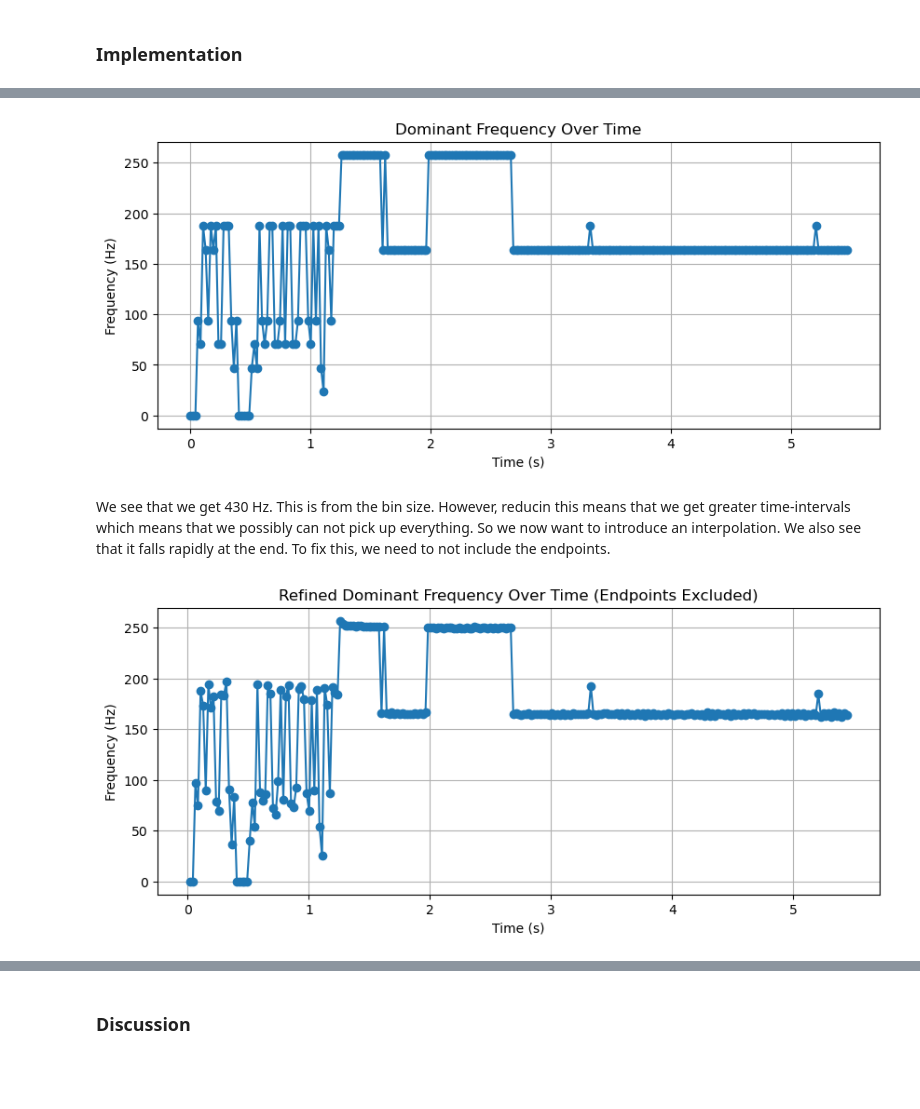
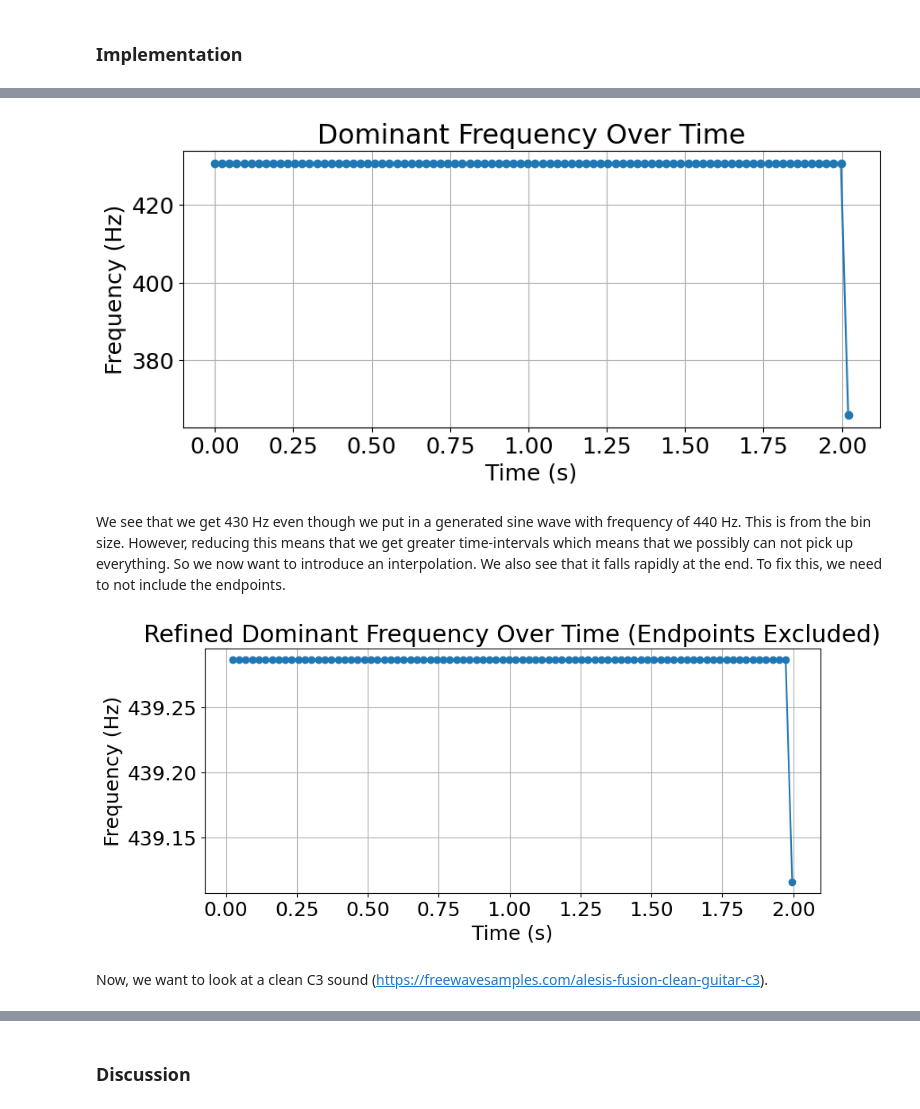
Before and after one commit to VictJoh/GuitarRecognition, a Jupyter notebook: GuitarRecognition_comp-essau.ipynb, the cells around one changed output, grey strips where cells are left out. Cells and saved outputs as stored; diff of their text form; code cells hidden in the pictures; blank space fills up the shorter version.

```diff
--- a/GuitarRecognition_comp-essau.ipynb
+++ b/GuitarRecognition_comp-essau.ipynb
@@ -2,6 +2,16 @@
 # Guitar-note-recognition
 # %% [markdown]
 ### Exploring how one can recognize guitar notes by signal processing
+# %%
+from IPython.display import Image
+from IPython.core.display import HTML
+
+import numpy as np
+import matplotlib.pyplot as plt
+import scipy as scipy
+
+
+plt.rcParams.update({'font.size': 18})
 # %% [markdown]
 ### Introduction
 # %% [markdown]
@@ -92,15 +177,29 @@ import scipy as scipy
 # %%
-### Reading wave-file
 import wave
+import numpy as np
 
 def read_wav(file_path):
     """
     Reads a WAV file and returns the sample rate and audio data as a NumPy array.
+    Handles both mono and stereo files by converting stereo to mono.
     """
     with wave.open(file_path, 'rb') as wav_file:
         sample_rate = wav_file.getframerate()
         num_frames = wav_file.getnframes()
+        num_channels = wav_file.getnchannels()  # Check if the file is mono or stereo
         audio_data = np.frombuffer(wav_file.readframes(num_frames), dtype=np.int16)
+
+    # If stereo, convert to mono by averaging channels
+    if num_channels == 2:
+        try:
+            audio_data = audio_data.reshape(-1, 2)
+        except ValueError:
+            print(f"Warning: Odd number of samples detected ({len(audio_data)}), truncating last sample.")
+            audio_data = audio_data[:len(audio_data) - 1].reshape(-1, 2)
+
+        audio_data = audio_data.mean(axis=1).astype(np.int16)  # Convert to mono
+
+
     return sample_rate, audio_data
 # %%
 ### Generate example file
@@ -263,24 +339,23 @@ def analyze_stft(file_path, window_size=2048, hop_size=1024, window_type='hann')
     return t, np.array(dominant_frequencies), f, Zxx
 # %%
 
-#file_path = generate_sine_wave()
-file_path = "C:/Users/victo/Documents/Github/GuitarRecognition/data/gitar1.wav"
+file_path = generate_sine_wave()
 
 # Analyze the audio file using STFT.
 times, dominant_frequencies, f, Zxx = analyze_stft(file_path)
 
 # Plot the dominant frequency over time.
 plt.figure(figsize=(10, 4))
 plt.plot(times, dominant_frequencies, marker='o', linestyle='-')
 plt.title("Dominant Frequency Over Time")
 plt.xlabel("Time (s)")
 plt.ylabel("Frequency (Hz)")
 plt.grid(True)
 plt.show()
 # %% [output]
-[figure, old version]
+[figure, new version]
 # %% [markdown]
-We see that we get 430 Hz. This is from the bin size. However, reducin this means that we get greater time-intervals which means that we possibly can not pick up everything. So we now want to introduce an interpolation. We also see that it falls rapidly at the end. To fix this, we need to not include the endpoints.
+We see that we get 430 Hz even though we put in a generated sine wave with frequency of 440 Hz. This is from the bin size. However, reducing this means that we get greater time-intervals which means that we possibly can not pick up everything. So we now want to introduce an interpolation. We also see that it falls rapidly at the end. To fix this, we need to not include the endpoints.
 # %%
 def quadratic_interpolation(magnitudes, peak_idx, bin_width):
     """
@@ -365,7 +440,9 @@ plt.ylabel("Frequency (Hz)")
 plt.grid(True)
 plt.show()
 # %% [output]
-[figure, old version]
+[figure, new version]
+# %% [markdown]
+Now, we want to look at a clean C3 sound (https://freewavesamples.com/alesis-fusion-clean-guitar-c3).
 # %%
 from scipy.signal import find_peaks
 
```
Also changed, not shown: parts of 40 cells of this notebook, 5 other files.
